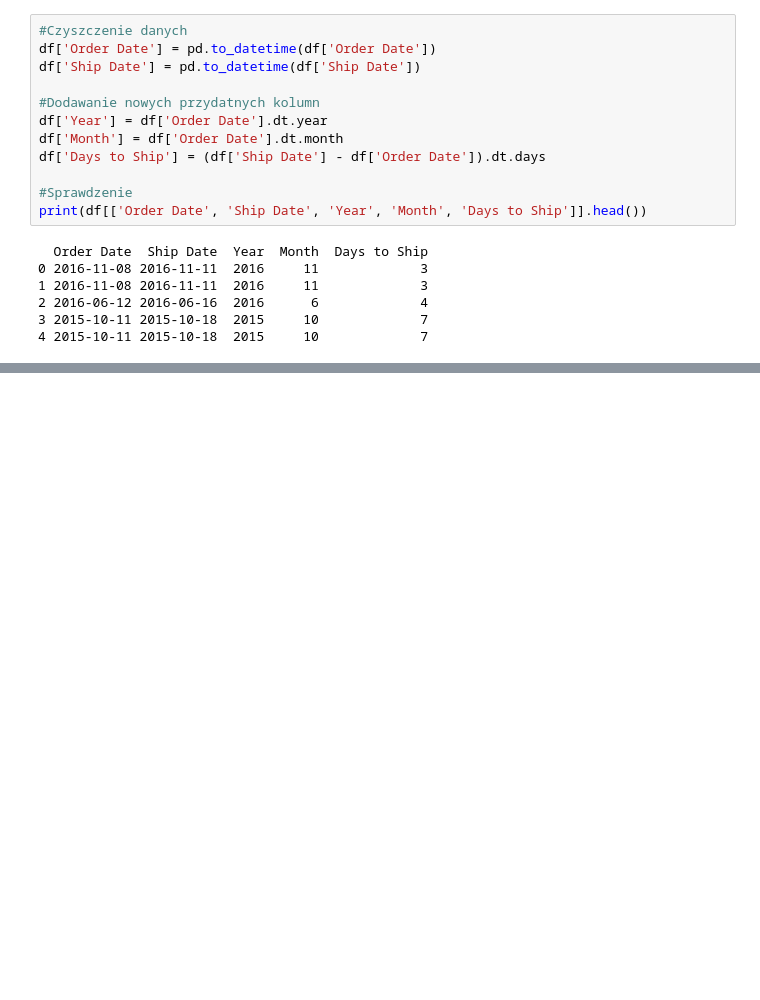
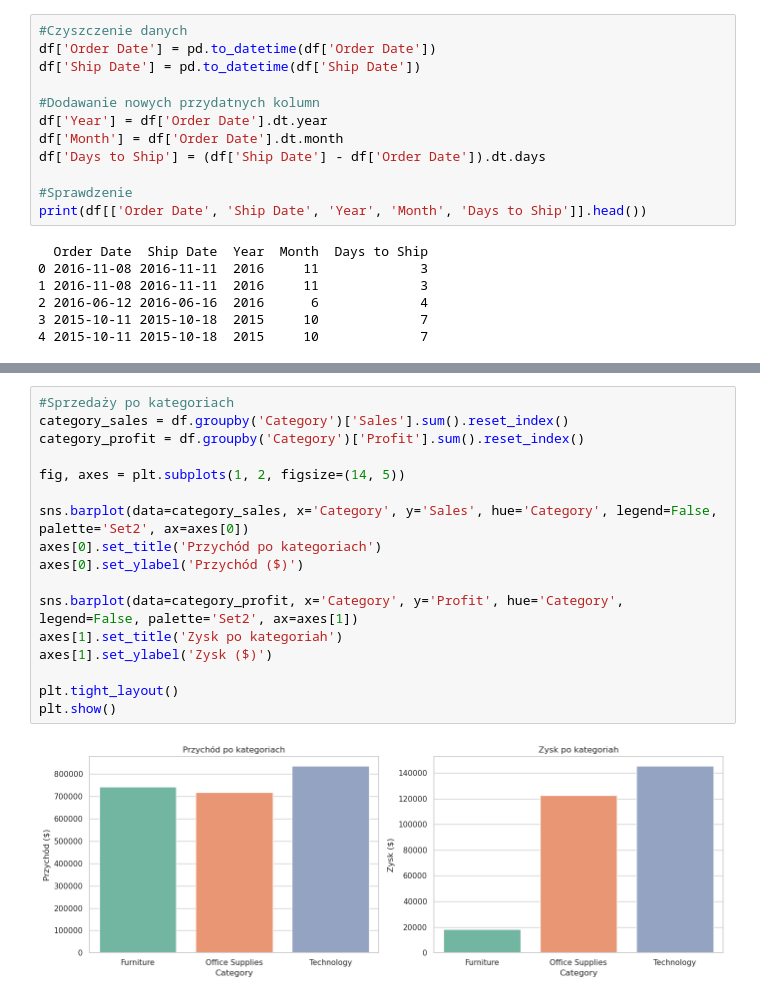
Before and after one commit to sverill/superstore-analysis, a Jupyter notebook: superstore_analysis.ipynb, the cells around one changed output, grey strips where cells are left out. Drawn from its saved outputs; the diff is of its cells as text; blank space fills up the shorter version.

```diff
--- a/superstore_analysis.ipynb
+++ b/superstore_analysis.ipynb
@@ -95,0 +116,19 @@ print(df[['Order Date', 'Ship Date', 'Year', 'Month', 'Days to Ship']].head())
+# %%
+#Sprzedaży po kategoriach
+category_sales = df.groupby('Category')['Sales'].sum().reset_index()
+category_profit = df.groupby('Category')['Profit'].sum().reset_index()
+
+fig, axes = plt.subplots(1, 2, figsize=(14, 5))
+
+sns.barplot(data=category_sales, x='Category', y='Sales', hue='Category', legend=False, palette='Set2', ax=axes[0])
+axes[0].set_title('Przychód po kategoriach')
+axes[0].set_ylabel('Przychód ($)')
+
+sns.barplot(data=category_profit, x='Category', y='Profit', hue='Category', legend=False, palette='Set2', ax=axes[1])
+axes[1].set_title('Zysk po kategoriah')
+axes[1].set_ylabel('Zysk ($)')
+
+plt.tight_layout()
+plt.show()
+# %% [output]
+[figure, added]
```
Also changed, not shown: parts of 3 cells of this notebook.
